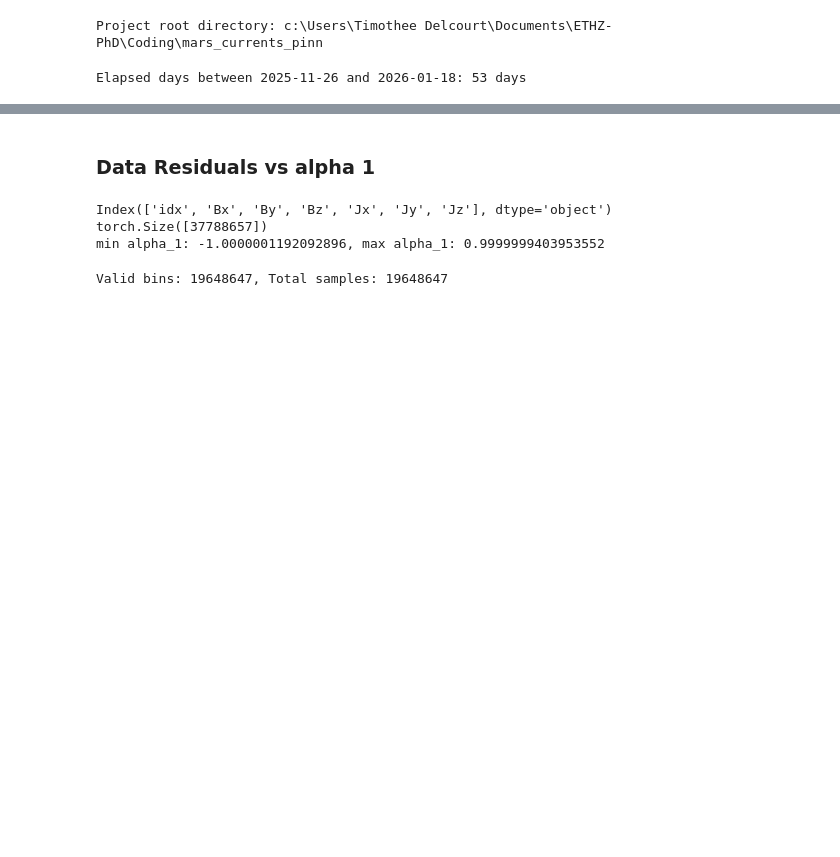
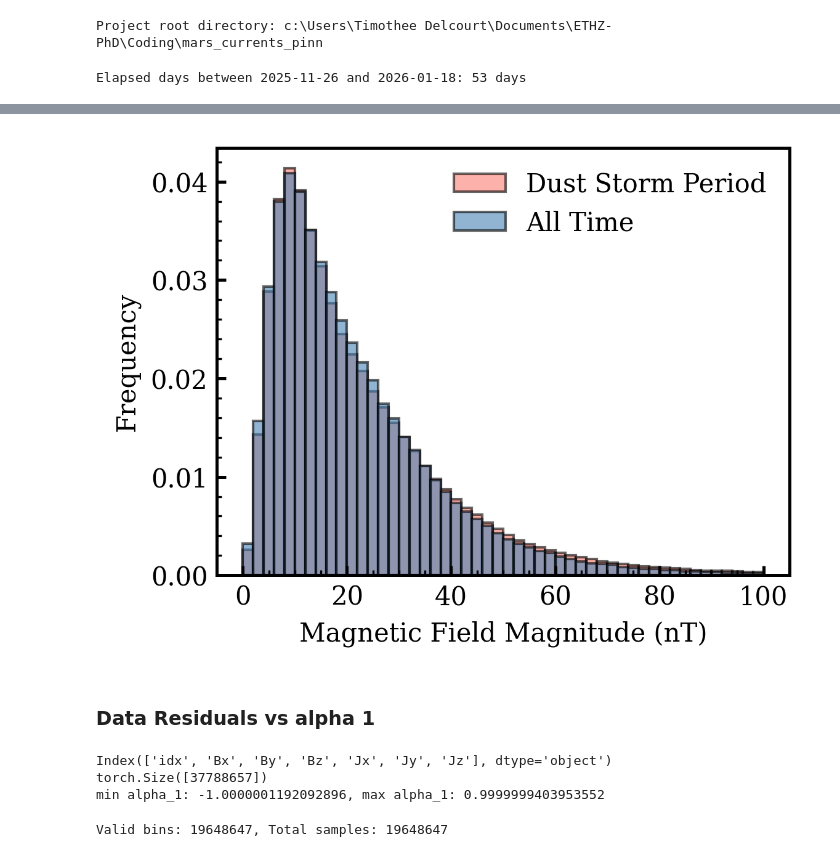
Before and after one commit to TimotheeDelcourt/mars_currents_pinn, a Jupyter notebook: scripts/playground.ipynb, the cells around one changed output, grey strips where cells are left out. Saved outputs shown, nothing was run; the diff lists cells and outputs as text; code cells hidden in the pictures; blank space fills up the shorter version.

```diff
--- a/scripts/playground.ipynb
+++ b/scripts/playground.ipynb
@@ -60,0 +63,13 @@ Elapsed days between 2025-11-26 and 2026-01-18: 53 days
+# %%
+input_xyz = torch.load('data/position_mso.pt')
+input_sph = torch.load('data/position_mso_spherical.pt')
+condition = (input_sph[:,0] <= 650)
+crustal_field_mso = torch.load('data/crustal_field_mso.pt')
+observation_mso = torch.load('data/observation_mso.pt')
+B_iono = observation_mso - crustal_field_mso
+B_iono_all_time = B_iono[condition]
+B_iono_all_time = torch.norm(B_iono_all_time, dim=1)
+# subsample
+B_iono_all_time = B_iono_all_time[::100]
+
+# print(f'min altitude: {torch.min(input_sph[:,0])} km')
@@ -61,3 +118,14 @@ Elapsed days between 2025-11-26 and 2026-01-18: 53 days
+# %%
+plt.figure()
+plt.hist(B_iono_dust_storm, bins=50, color='salmon', edgecolor='black', label='Dust Storm Period', density=True, alpha=0.6, range =(0, 100))
+plt.hist(B_iono_all_time, bins=50, color='steelblue', edgecolor='black', label='All Time',density=True, alpha=0.6, range =(0, 100))
+plt.xlabel('Magnetic Field Magnitude (nT)')
+plt.ylabel('Frequency')
+plt.legend()
+# plt.savefig('figures/iono_field_histogram.png', dpi=300)
+plt.show()
+# %% [output]
+[figure, added]
 # %% [markdown]
 ### Data Residuals vs alpha 1
 # %%
```
Also changed, not shown: parts of 5 cells of this notebook, 20 other files.
